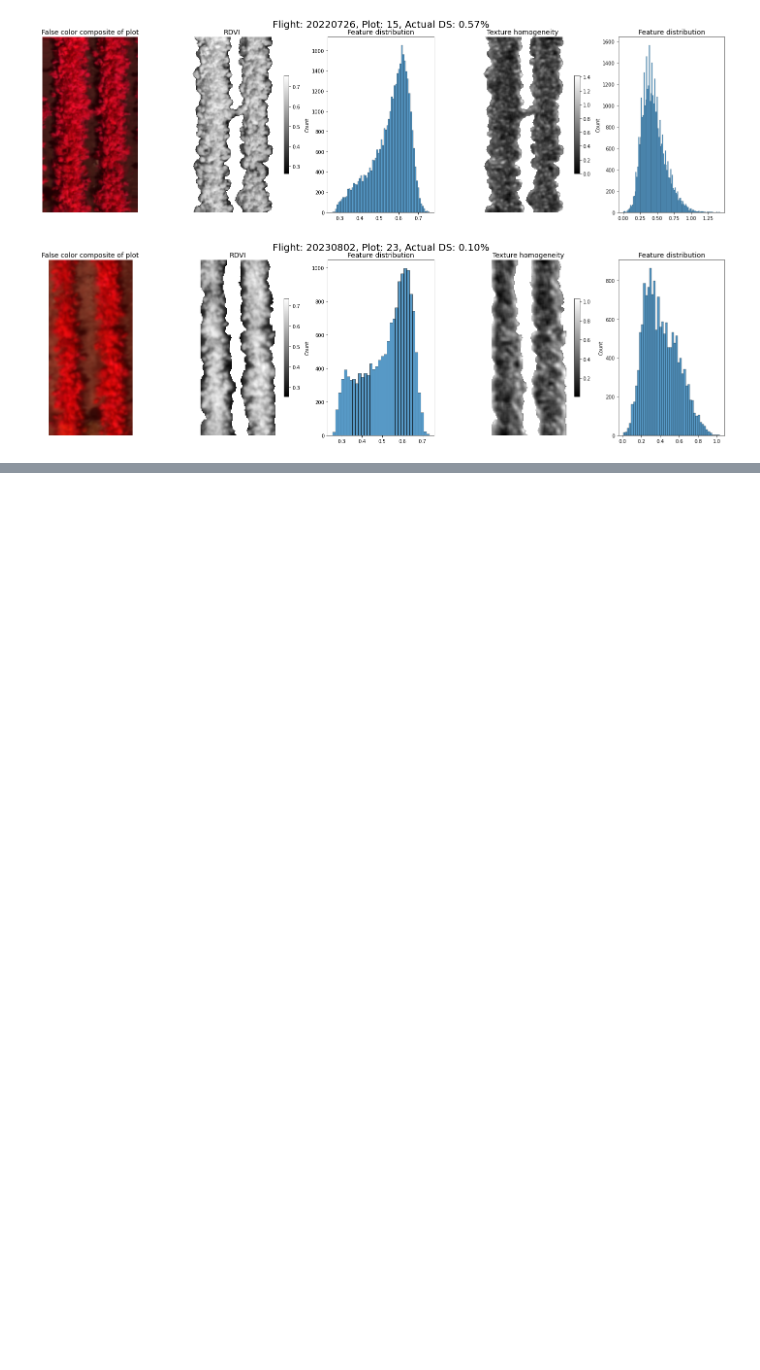
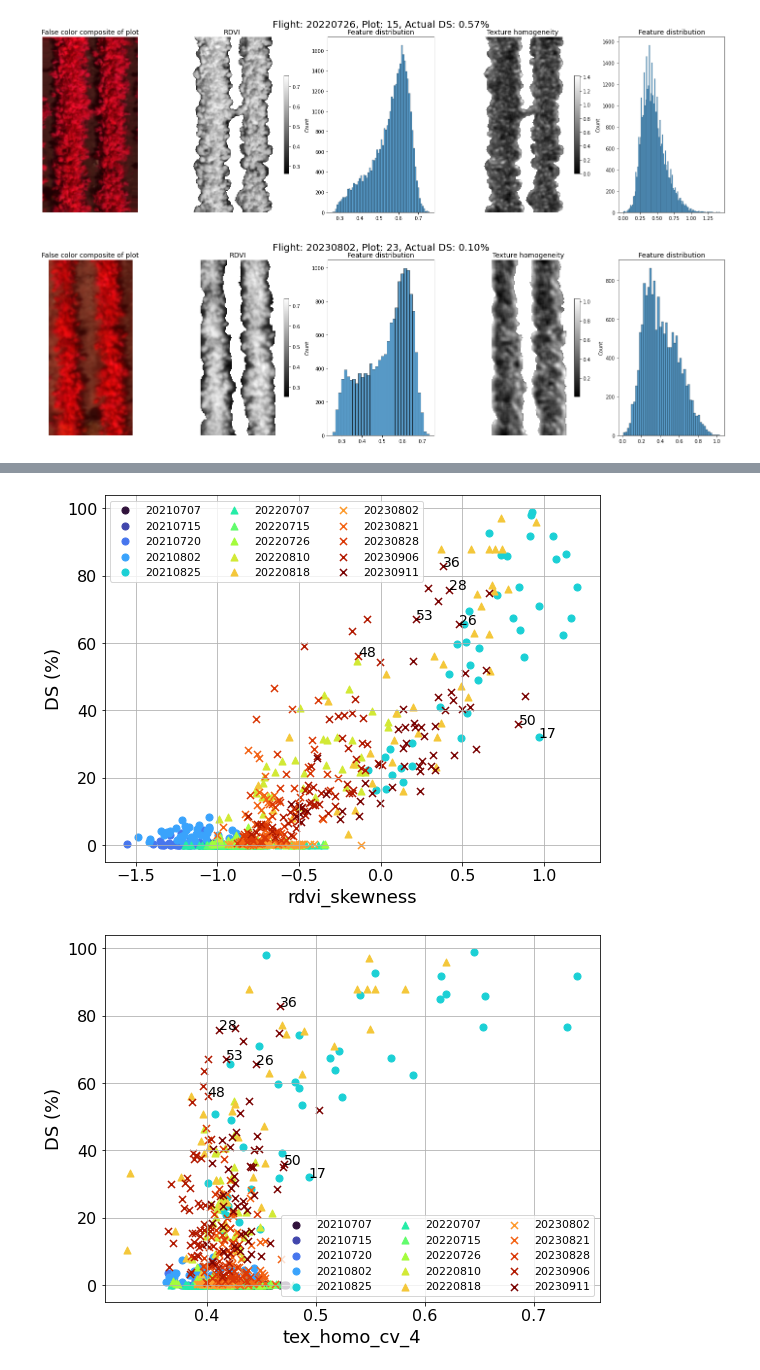
Before and after one commit to saif8091/cls_multispec_uas, a Jupyter notebook: preprocess/vis.ipynb, the cells around one changed output, grey strips where cells are left out. Drawn from its saved outputs; the diff is of its cells as text; code cells hidden in the pictures; blank space fills up the shorter version.

```diff
--- a/preprocess/vis.ipynb
+++ b/preprocess/vis.ipynb
@@ -255,0 +242,66 @@ axes[1].imshow(Normalize()(zipped_veg_im[str(flight)][plot][:,:,band_comb]))
+# %%
+def plot_feature_scatter(Data,to_plot_feat, flight_plot,  plot_number=None, to_plot_flight = None):
+
+    # Convert the flight_plot dictionary to a DataFrame
+    flight_plot_df = pd.DataFrame(flight_plot)
+
+    # Extract the 'Flight' column
+    flight_column = Data['Flight']
+    plot_column = Data['Plot']
+
+    # Get unique flight numbers
+    unique_flights = np.sort(flight_column.unique())
+
+    # Define a color map to assign a unique color to each flight
+    color_map = plt.get_cmap('turbo', len(unique_flights))
+    #color_map = plt.get_cmap('Paired', len(unique_flights))
+
+    # Plot all flights if to_plot_flight is None
+    if to_plot_flight is None:
+        to_plot_flight = unique_flights
+
+    # Create scatter plots for each feature, distinguishing flights by color
+    for feature_column in to_plot_feat:
+        plt.figure(figsize=(8, 6))
+
+        for i,flight_number in enumerate(unique_flights):
+            mask = flight_column == flight_number
+            if (flight_number in to_plot_flight):
+                # Check the starting characters of the flight number and change the marker accordingly
+                if str(flight_number).startswith('2021'):
+                    marker = 'o'  # circle
+                elif str(flight_number).startswith('2022'):
+                    marker = '^'  # triangle
+                elif str(flight_number).startswith('2023'):
+                    marker = 'x'  # x
+                plt.scatter(Data.loc[mask, feature_column], Data.loc[mask, 'CLS_score']*100, alpha=1,
+                            label=f'{flight_number}', color=color_map(i/len(unique_flights)), marker=marker, s=50)
+
+                plot_mask = flight_plot_df.isin({'Flight': [flight_number], 'Plot': plot_column[mask].values}).all(axis=1)
+                for plot_num in flight_plot_df[plot_mask]['Plot']:
+                    plt.text(Data[feature_column][mask][plot_column[mask] == plot_num],
+                             Data['CLS_score'][mask][plot_column[mask] == plot_num]*100, f'{plot_num}', fontsize=14)
+
+        if plot_number:
+            # Add plot numbers as text labels
+            for i,plot_num in enumerate(plot_column):
+                plt.text(Data[feature_column].iloc[i], Data['CLS_score'].iloc[i]*100, f'{plot_num}', fontsize=14, ha='right')
+
+        plt.xlabel(feature_column, fontsize=18)
+        plt.ylabel('DS (%)', fontsize=18)
+        plt.tick_params(axis='both', which='major', labelsize=16)
+        #plt.title(f'Scatter Plot of {feature_column} vs. CLS_score', fontsize=16)
+        plt.legend(fontsize=11, ncol=3)
+        plt.grid()
+        plt.tight_layout()
+        plt.savefig(f'figures/scatter_{feature_column}.png')
+        plt.show()
+
+# Write the feature names and the flight_plot to mark
+feat_rf = ['rdvi_skewness', 'tex_homo_cv_4']
+flight_plot={'Flight':[20210825, 20230911, 20230911,20230911,20230911,20230911,20230906],
+             'Plot':[17,26,28,36,50,53,48]}
+plot_feature_scatter(Data, feat_rf, flight_plot, plot_number=False)
+# %% [output]
+[figure, added]
+[figure, added]
```
Also changed, not shown: parts of 3 cells of this notebook, 2 other files.
